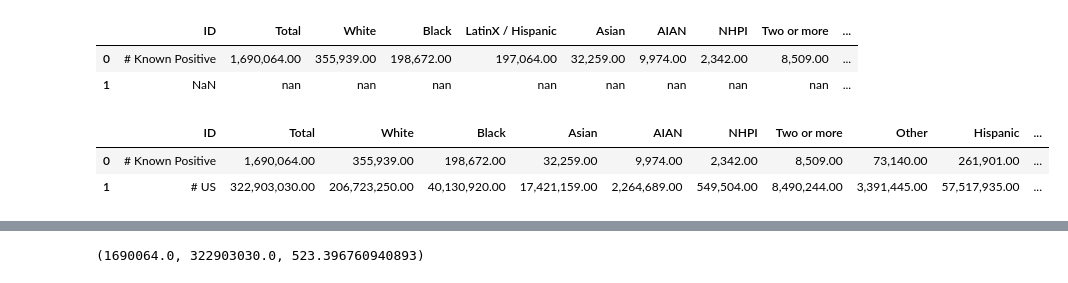
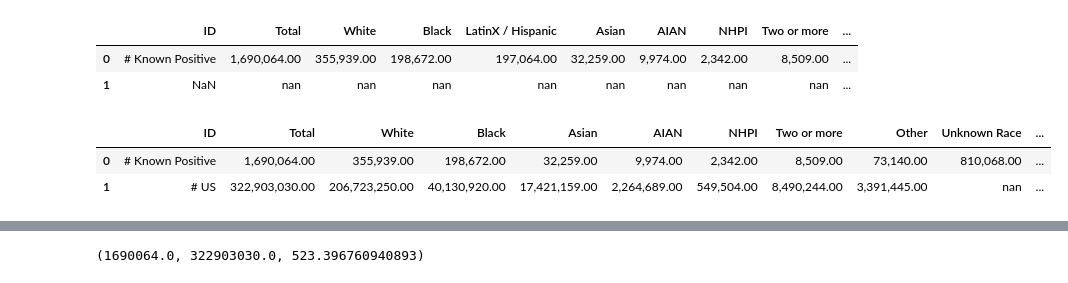
Before and after one commit to hanesy/covid-tracking, a Jupyter notebook: race-data-exploration.ipynb, the cells around one changed output, grey strips where cells are left out. Saved outputs shown, nothing was run; the diff lists cells and outputs as text; code cells hidden in the pictures.

```diff
--- a/race-data-exploration.ipynb
+++ b/race-data-exploration.ipynb
@@ -232,7 +232,7 @@ for element in eth_pop_us.columns:
     values = (eth_pop_us[element]).values
     deaths_us.loc[[1], element] = values[0]
 
-deaths_us = deaths_us.drop(["LatinX / Hispanic", "Unknown Race", "Unknown Ethnicity"], axis = 1)
-
+# deaths_us = deaths_us.drop(["LatinX / Hispanic", "Unknown Race", "Unknown Ethnicity"], axis = 1)
+deaths_us = deaths_us.drop(["LatinX / Hispanic"], axis = 1)
 deaths_us
 # %% [output]
@@ -483,19 +538,19 @@ positive_us
 # %%
 for element in race_pop_us.columns:
     values = (race_pop_us[element]).values
     positive_us.loc[[1], element] = values[0]
 
 for element in eth_pop_us.columns:
     values = (eth_pop_us[element]).values
     positive_us.loc[[1], element] = values[0]
 
-positive_us = positive_us.drop(["LatinX / Hispanic", "Unknown Race", "Unknown Ethnicity"], axis = 1)
+positive_us = positive_us.drop(["LatinX / Hispanic"], axis = 1)
 
 positive_us
 # %% [output]
-|  | ID | Total | White | Black | Asian | AIAN | NHPI | Two or more | Other | Hispanic | ... |
-| 0 | # Known Positive | 1,690,064.00 | 355,939.00 | 198,672.00 | 32,259.00 | 9,974.00 | 2,342.00 | 8,509.00 | 73,140.00 | 261,901.00 | ... |
-| 1 | # US | 322,903,030.00 | 206,723,250.00 | 40,130,920.00 | 17,421,159.00 | 2,264,689.00 | 549,504.00 | 8,490,244.00 | 3,391,445.00 | 57,517,935.00 | ... |
+|  | ID | Total | White | Black | Asian | AIAN | NHPI | Two or more | Other | Unknown Race | ... |
+| 0 | # Known Positive | 1,690,064.00 | 355,939.00 | 198,672.00 | 32,259.00 | 9,974.00 | 2,342.00 | 8,509.00 | 73,140.00 | 810,068.00 | ... |
+| 1 | # US | 322,903,030.00 | 206,723,250.00 | 40,130,920.00 | 17,421,159.00 | 2,264,689.00 | 549,504.00 | 8,490,244.00 | 3,391,445.00 | nan | ... |
 # %%
 positive_us = positive_us.append({"ID": "% Known Positive"}, ignore_index = True)
 positive_us = positive_us.append({"ID": "% US"}, ignore_index = True)
```
Also changed, not shown: parts of 14 cells of this notebook, 9 other files.
